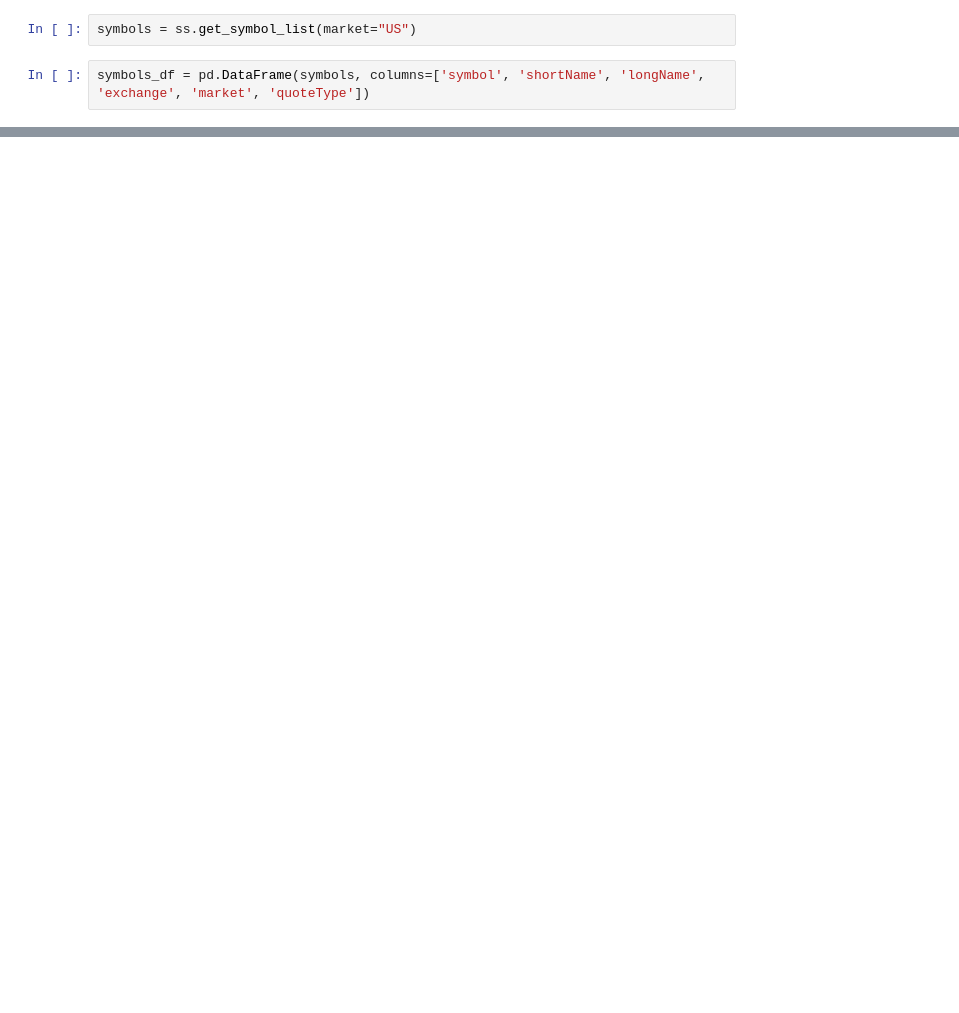
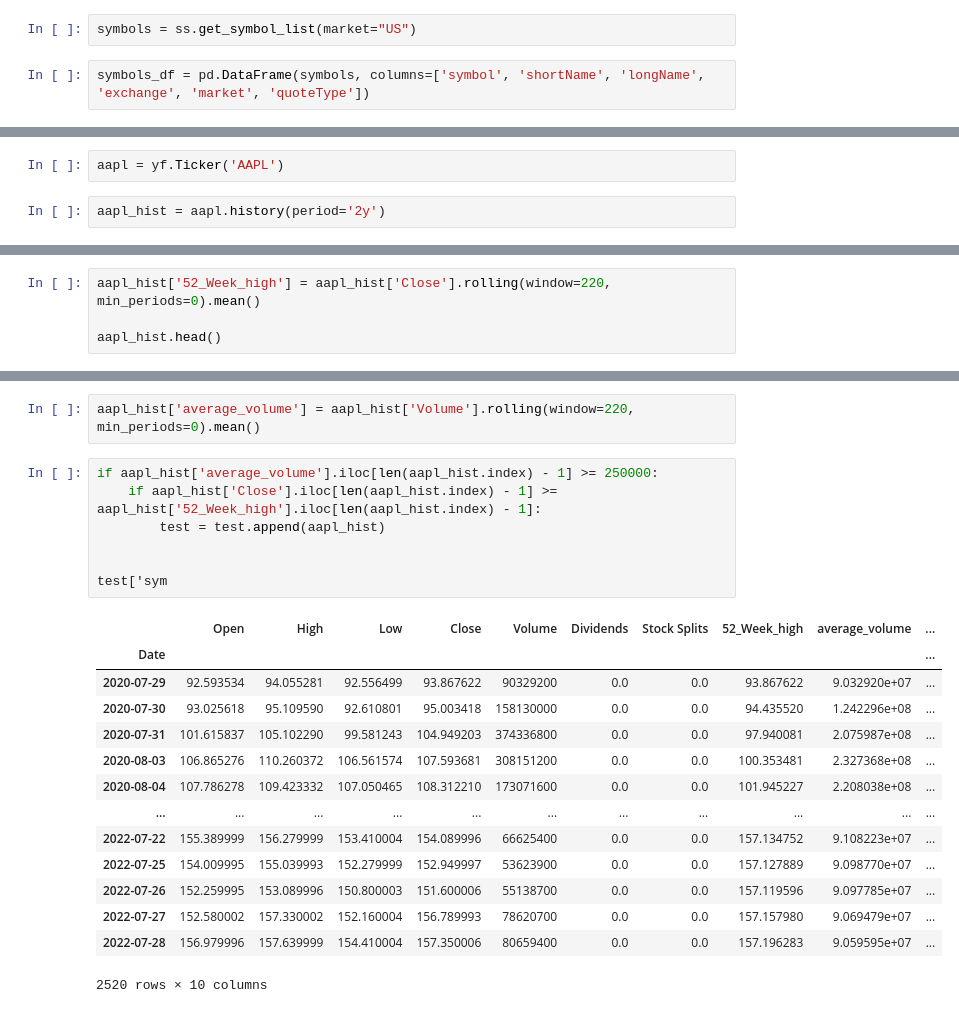
Before and after one commit to jblidell/project_2_canslim_screener, a Jupyter notebook: stock_code.ipynb, the cells around one changed output, grey strips where cells are left out. Saved outputs shown, nothing was run; the diff lists cells and outputs as text; blank space fills up the shorter version.

```diff
--- a/stock_code.ipynb
+++ b/stock_code.ipynb
@@ -61,0 +39,4 @@ fs_apple
+# %%
+aapl = yf.Ticker('AAPL')
+# %%
+aapl_hist = aapl.history(period='2y')
@@ -61,0 +60,4 @@ fs_apple
+# %%
+aapl_hist['52_Week_high'] = aapl_hist['Close'].rolling(window=220, min_periods=0).mean()
+
+aapl_hist.head()
@@ -61,0 +72,24 @@ fs_apple
+# %%
+aapl_hist['average_volume'] = aapl_hist['Volume'].rolling(window=220, min_periods=0).mean()
+# %%
+if aapl_hist['average_volume'].iloc[len(aapl_hist.index) - 1] >= 250000:
+    if aapl_hist['Close'].iloc[len(aapl_hist.index) - 1] >= aapl_hist['52_Week_high'].iloc[len(aapl_hist.index) - 1]:
+        test = test.append(aapl_hist)
+
+
+test['sym
+# %% [output]
+|  | Open | High | Low | Close | Volume | Dividends | Stock Splits | 52_Week_high | average_volume | ... |
+| Date |  |  |  |  |  |  |  |  |  | ... |
+| 2020-07-29 | 92.593534 | 94.055281 | 92.556499 | 93.867622 | 90329200 | 0.0 | 0.0 | 93.867622 | 9.032920e+07 | ... |
+| 2020-07-30 | 93.025618 | 95.109590 | 92.610801 | 95.003418 | 158130000 | 0.0 | 0.0 | 94.435520 | 1.242296e+08 | ... |
+| 2020-07-31 | 101.615837 | 105.102290 | 99.581243 | 104.949203 | 374336800 | 0.0 | 0.0 | 97.940081 | 2.075987e+08 | ... |
+| 2020-08-03 | 106.865276 | 110.260372 | 106.561574 | 107.593681 | 308151200 | 0.0 | 0.0 | 100.353481 | 2.327368e+08 | ... |
+| 2020-08-04 | 107.786278 | 109.423332 | 107.050465 | 108.312210 | 173071600 | 0.0 | 0.0 | 101.945227 | 2.208038e+08 | ... |
+| ... | ... | ... | ... | ... | ... | ... | ... | ... | ... | ... |
+| 2022-07-22 | 155.389999 | 156.279999 | 153.410004 | 154.089996 | 66625400 | 0.0 | 0.0 | 157.134752 | 9.108223e+07 | ... |
+| 2022-07-25 | 154.009995 | 155.039993 | 152.279999 | 152.949997 | 53623900 | 0.0 | 0.0 | 157.127889 | 9.098770e+07 | ... |
+| 2022-07-26 | 152.259995 | 153.089996 | 150.800003 | 151.600006 | 55138700 | 0.0 | 0.0 | 157.119596 | 9.097785e+07 | ... |
+| 2022-07-27 | 152.580002 | 157.330002 | 152.160004 | 156.789993 | 78620700 | 0.0 | 0.0 | 157.157980 | 9.069479e+07 | ... |
+| 2022-07-28 | 156.979996 | 157.639999 | 154.410004 | 157.350006 | 80659400 | 0.0 | 0.0 | 157.196283 | 9.059595e+07 | ... |
+2520 rows × 10 columns
```
Also changed, not shown: parts of 13 cells of this notebook.
